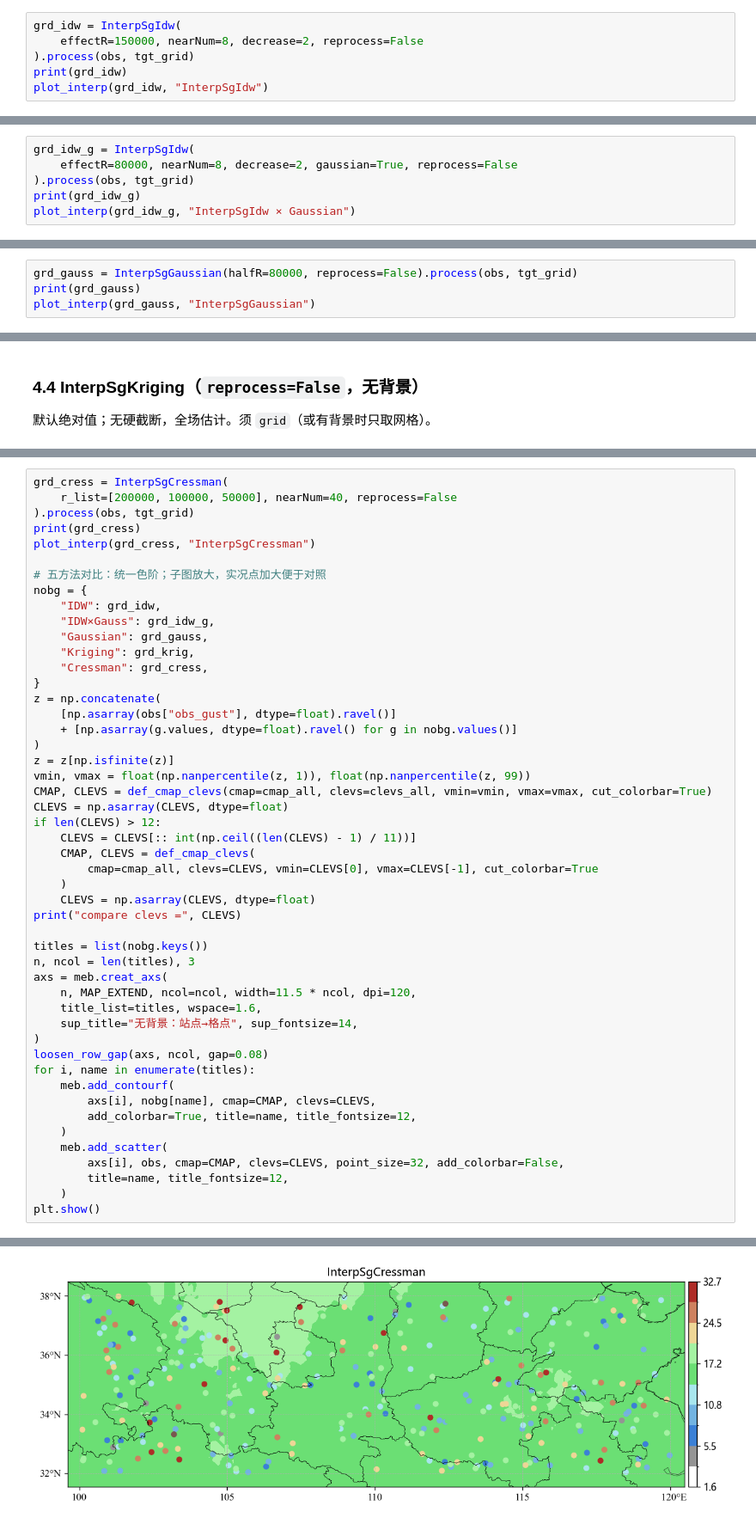
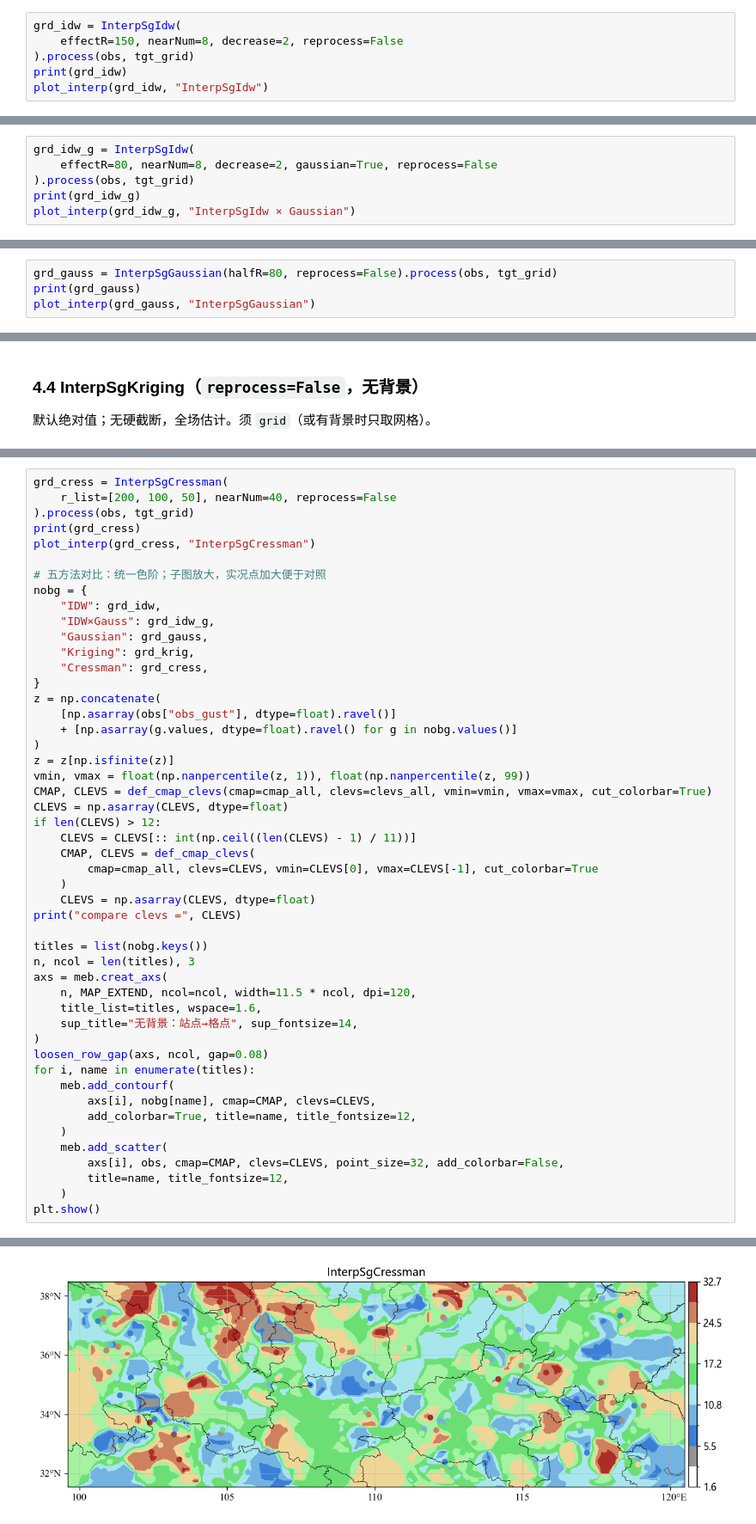
Before and after one commit to HerADCalciummilk/test, a Jupyter notebook: 00temp/interpolation_station_grid/nbs/interpolation_station_grid_说明.ipynb, the cells around one changed output, grey strips where cells are left out. Shown at 86% size. Cells and saved outputs as stored; diff of their text form.

Commit message:
统一站点插格点 InterpSg 入口，rain24/光流外推改走正式插值包。
修正半径单位为千米并补 CLI/ShowDoc；rain24 保持本包独立，aligned 经 cressman_project_innov 薄封装注入。

Co-authored-by: Cursor <cursoragent@cursor.com>

```diff
--- a/00temp/interpolation_station_grid/nbs/interpolation_station_grid_说明.ipynb
+++ b/00temp/interpolation_station_grid/nbs/interpolation_station_grid_说明.ipynb
@@ -227,7 +234,7 @@ plot_interp(grd_sg, "InterpSg(method=idw)")
 默认绝对值 IDW；无背景时超 `effectR` 填 0。也可写成 `InterpSg(method="idw", ...)`。
 # %%
 grd_idw = InterpSgIdw(
-    effectR=150000, nearNum=8, decrease=2, reprocess=False
+    effectR=150, nearNum=8, decrease=2, reprocess=False
 ).process(obs, tgt_grid)
 print(grd_idw)
 plot_interp(grd_idw, "InterpSgIdw")
@@ -256,7 +263,7 @@ array([[[[[[15.132091 , 14.435649 , 14.339102 , ..., 12.1301985,
 `effectR` 作高斯半径；权重为 `1/d^decrease * exp(-(d/effectR)^2)`。仍为绝对值路径。
 # %%
 grd_idw_g = InterpSgIdw(
-    effectR=80000, nearNum=8, decrease=2, gaussian=True, reprocess=False
+    effectR=80, nearNum=8, decrease=2, gaussian=True, reprocess=False
 ).process(obs, tgt_grid)
 print(grd_idw_g)
 plot_interp(grd_idw_g, "InterpSgIdw × Gaussian")
@@ -284,7 +291,7 @@ array([[[[[[15.132041 , 14.435607 , 14.339063 , ..., 12.130142 ,
 
 默认绝对值；无背景时 `d > halfR` 填 0。
 # %%
-grd_gauss = InterpSgGaussian(halfR=80000, reprocess=False).process(obs, tgt_grid)
+grd_gauss = InterpSgGaussian(halfR=80, reprocess=False).process(obs, tgt_grid)
 print(grd_gauss)
 plot_interp(grd_gauss, "InterpSgGaussian")
 # %% [output]
@@ -342,6 +349,6 @@ array([[[[[[17.005768 , 16.501583 , 15.962619 , ..., 10.510852 ,
 # %%
 grd_cress = InterpSgCressman(
-    r_list=[200000, 100000, 50000], nearNum=40, reprocess=False
+    r_list=[200, 100, 50], nearNum=40, reprocess=False
 ).process(obs, tgt_grid)
 print(grd_cress)
 plot_interp(grd_cress, "InterpSgCressman")
@@ -404,7 +411,7 @@ array([[[[[[17.062708, 17.06271 , 17.062712, ..., 15.630734,
 ... (15 lines left out)
     level_type:          isobaric
     time_type:           UT
     time_bounds:         [0, 0]
     data_start_columns:  6
-[figure, old version]
+[figure, new version]
 compare clevs = [ 1.6  3.4  5.5  8.  10.8 13.9 17.2 20.8 24.5 28.5 32.7]
```
Also changed, not shown: parts of 12 cells of this notebook, 54 other files.
